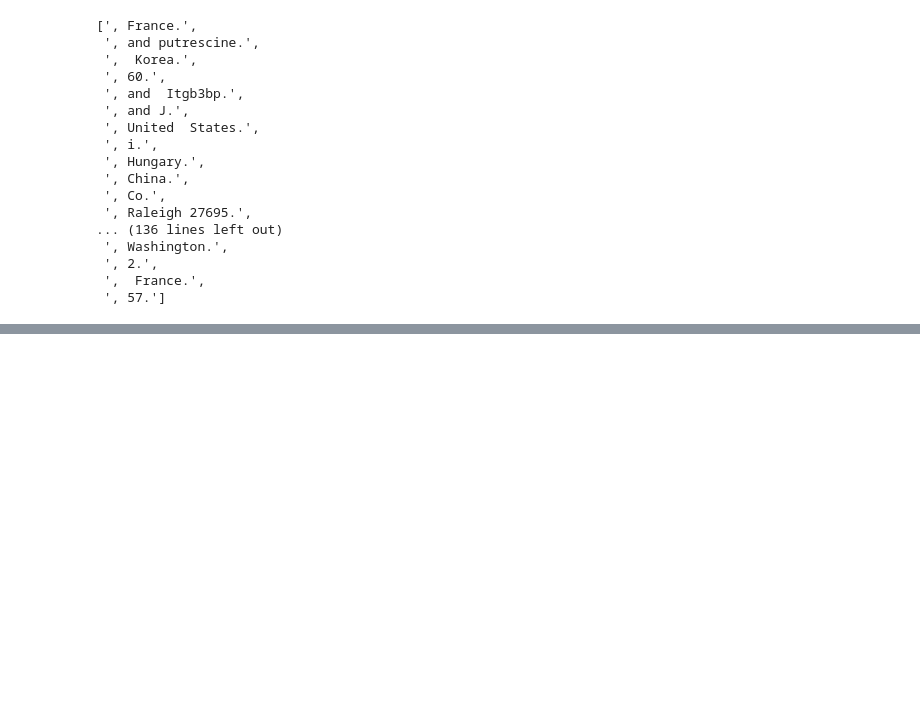
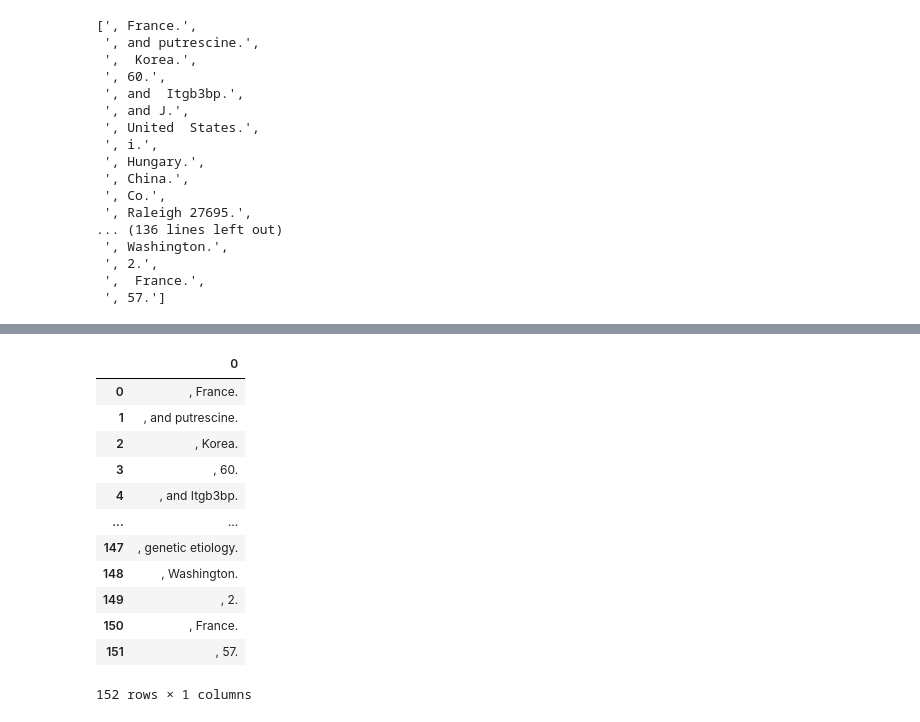
Before and after one commit to LeslieTaimal/Tarea-2, a Jupyter notebook: Untitled.ipynb, the cells around one changed output, grey strips where cells are left out. Drawn from its saved outputs; the diff is of its cells as text; code cells hidden in the pictures; blank space fills up the shorter version.

Commit message:
paises
aqui intente sacar los paises

```diff
--- a/Untitled.ipynb
+++ b/Untitled.ipynb
@@ -65,3 +65,5 @@ unique_country
  ', 2.',
  ',  France.',
  ', 57.']
+# %%
+paises=unique_country
@@ -67,0 +92,17 @@ unique_country
+# %%
+excel=pd.DataFrame(paises)
+excel
+# %% [output]
+|  | 0 |
+| 0 | , France. |
+| 1 | , and putrescine. |
+| 2 | , Korea. |
+| 3 | , 60. |
+| 4 | , and Itgb3bp. |
+| ... | ... |
+| 147 | , genetic etiology. |
+| 148 | , Washington. |
+| 149 | , 2. |
+| 150 | , France. |
+| 151 | , 57. |
+152 rows × 1 columns
```
Also changed, not shown: parts of 3 cells of this notebook, 2 other files.
